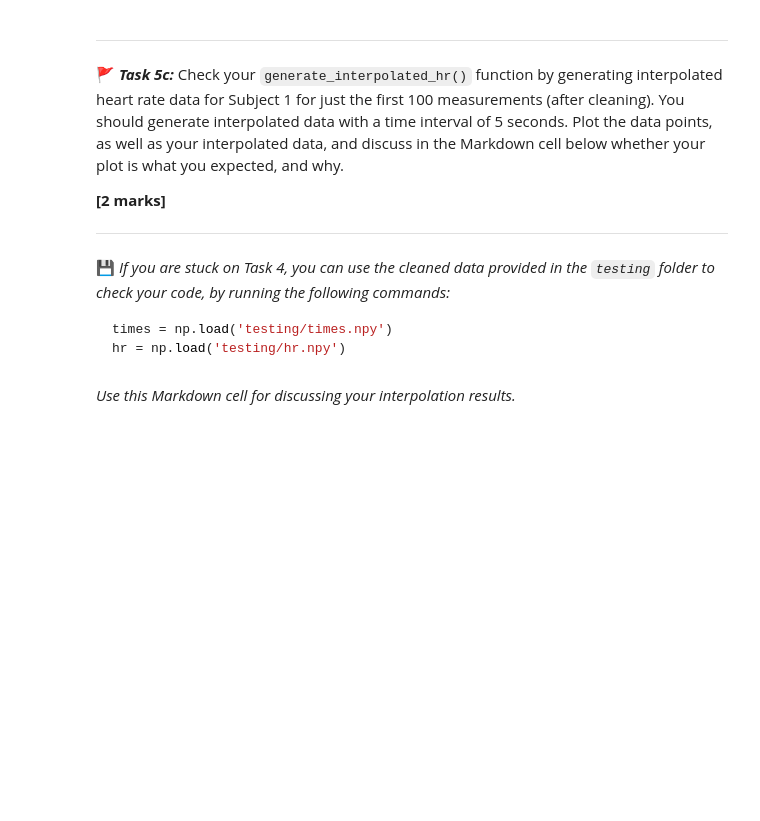
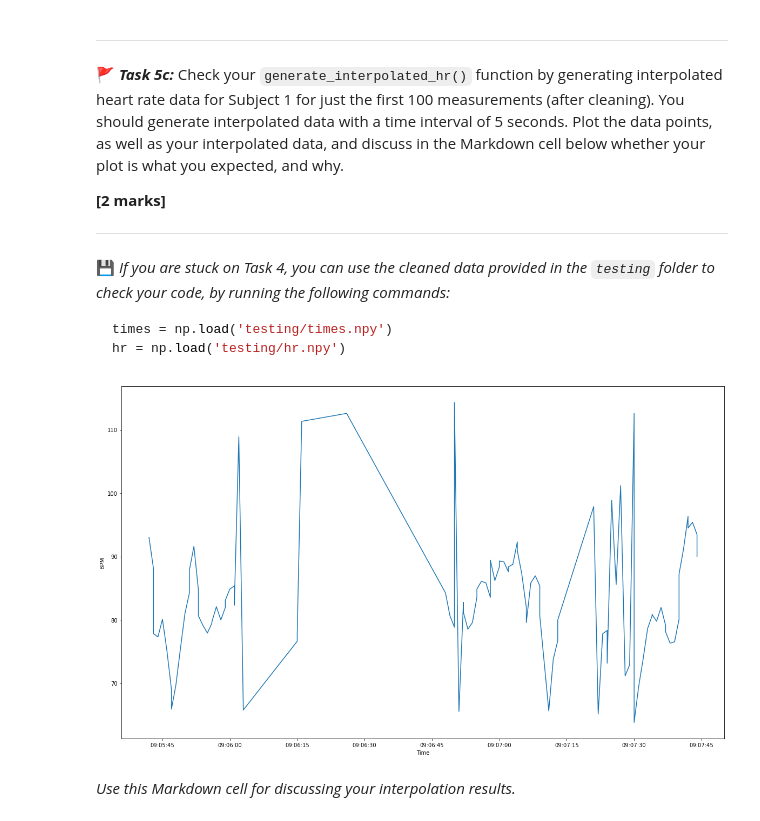
Before and after one commit to s2300292/pp-project-1, a Jupyter notebook: project-1.ipynb, the cells around one changed output. Cells and saved outputs as stored; diff of their text form; code cells hidden in the pictures; blank space fills up the shorter version.

````diff
--- a/project-1.ipynb
+++ b/project-1.ipynb
@@ -341,6 +456,21 @@ def generate_interpolated_hr(times, hr, time_delta):
 times = np.load('testing/times.npy')
 hr = np.load('testing/hr.npy')
 ```
+# %%
+# I'm stuck in 5b, so use the test data
+times = np.load('testing/times.npy')
+hr = np.load('testing/hr.npy')
+
+# Set canvas size, horizontal and vertical labels
+plt.figure(figsize=(20,12))
+plt.xlabel('Time')
+plt.ylabel('BPM')
+
+# Print out the first 100 measurements
+plt.plot(times[:100], hr[:100])
+plt.show()
+# %% [output]
+[figure, added]
 # %% [markdown]
 *Use this Markdown cell for discussing your interpolation results.*
 # %% [markdown]
````
Also changed, not shown: parts of 9 cells of this notebook.
